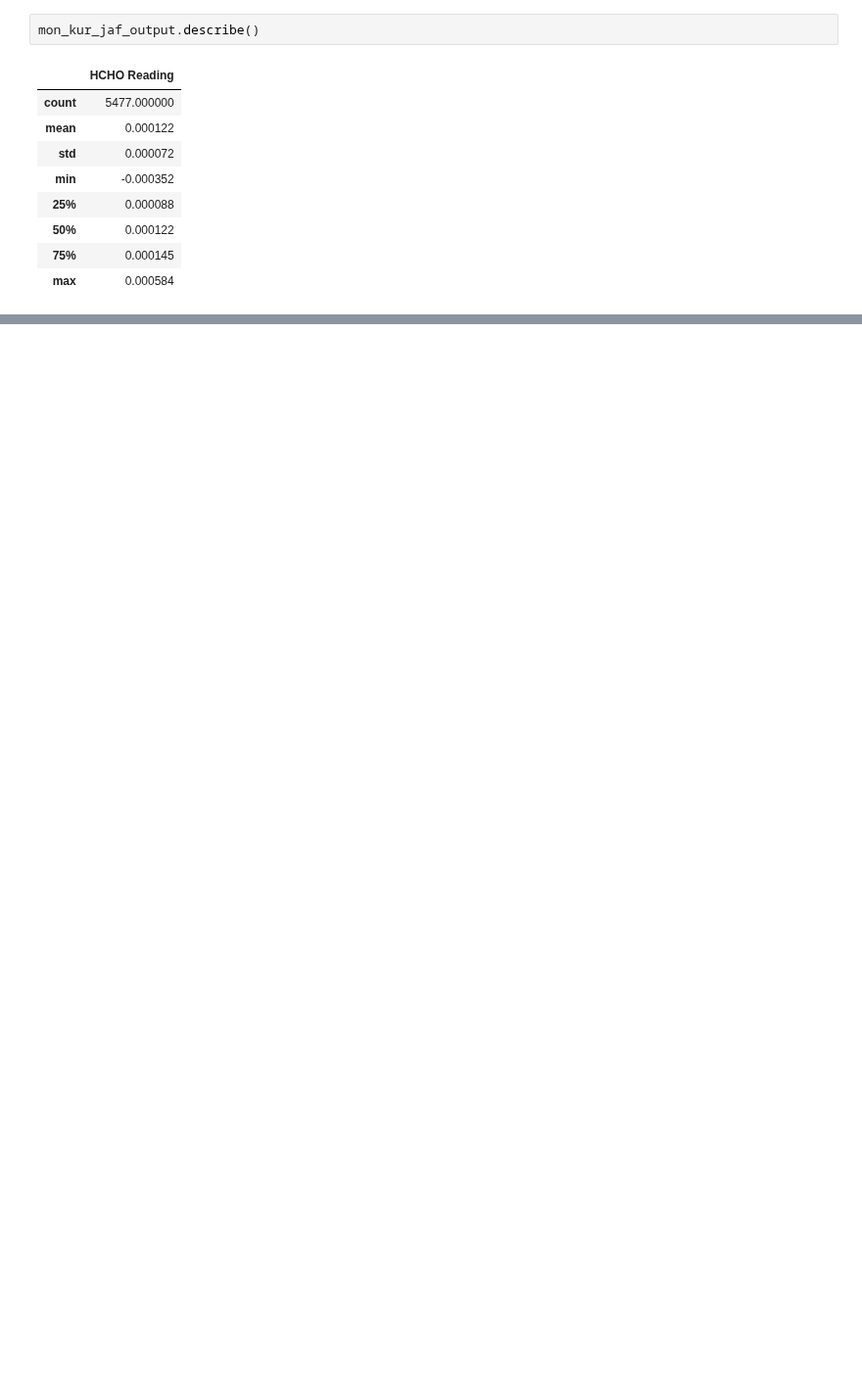
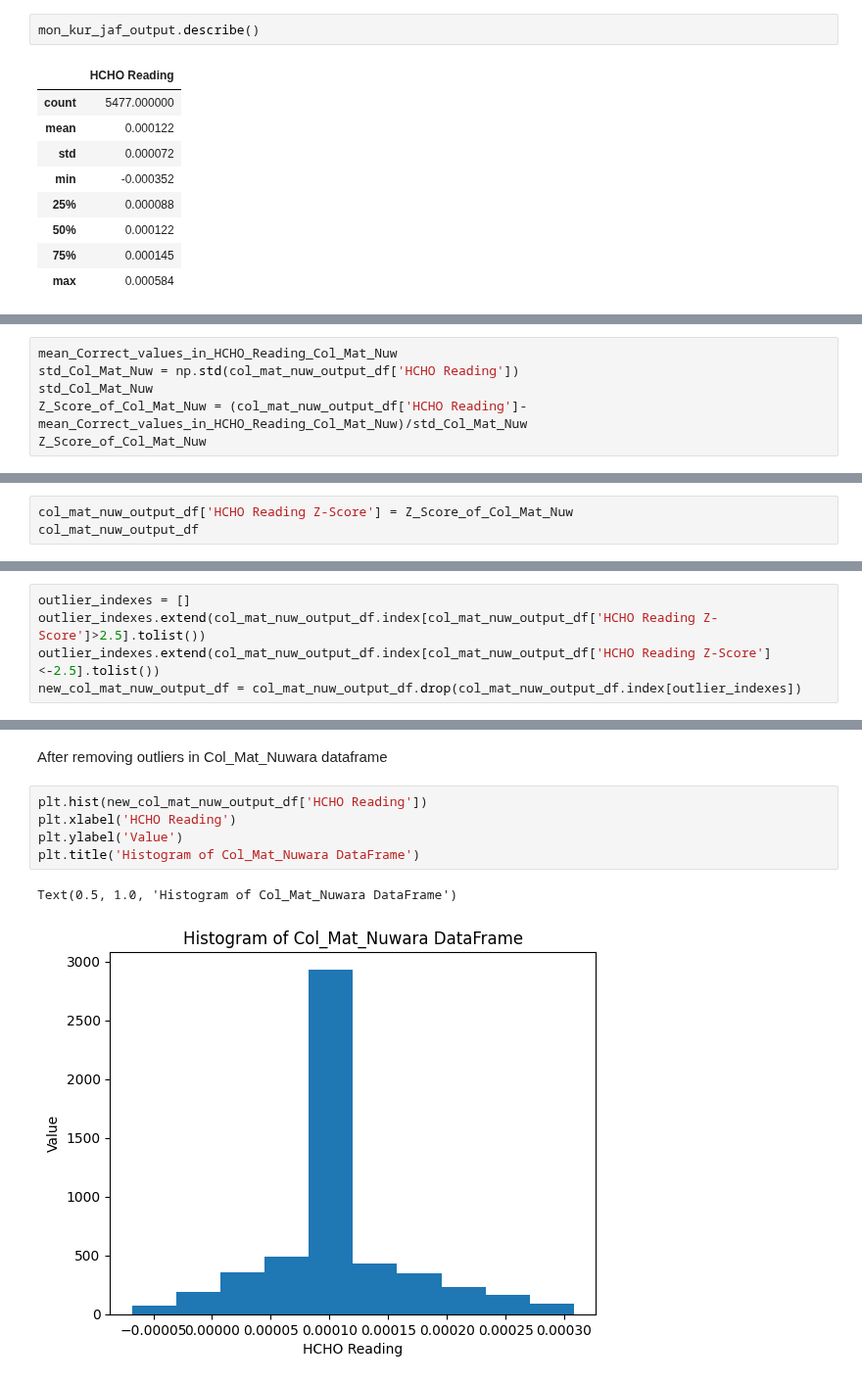
Before and after one commit to DeelakaDias/Analyzing-HCHO-Gas-Level-in-Sri-Lanka, a Jupyter notebook: Data Engineering CW.ipynb, the cells around one changed output, grey strips where cells are left out. Shown at 98% size. Drawn from its saved outputs; the diff is of its cells as text; blank space fills up the shorter version.

```diff
--- a/Data Engineering CW.ipynb
+++ b/Data Engineering CW.ipynb
@@ -358,0 +373,6 @@ mon_kur_jaf_output.describe()
+# %%
+mean_Correct_values_in_HCHO_Reading_Col_Mat_Nuw
+std_Col_Mat_Nuw = np.std(col_mat_nuw_output_df['HCHO Reading'])
+std_Col_Mat_Nuw
+Z_Score_of_Col_Mat_Nuw = (col_mat_nuw_output_df['HCHO Reading']- mean_Correct_values_in_HCHO_Reading_Col_Mat_Nuw)/std_Col_Mat_Nuw
+Z_Score_of_Col_Mat_Nuw
@@ -358,0 +394,3 @@ mon_kur_jaf_output.describe()
+# %%
+col_mat_nuw_output_df['HCHO Reading Z-Score'] = Z_Score_of_Col_Mat_Nuw
+col_mat_nuw_output_df
@@ -358,0 +427,5 @@ mon_kur_jaf_output.describe()
+# %%
+outlier_indexes = []
+outlier_indexes.extend(col_mat_nuw_output_df.index[col_mat_nuw_output_df['HCHO Reading Z-Score']>2.5].tolist())
+outlier_indexes.extend(col_mat_nuw_output_df.index[col_mat_nuw_output_df['HCHO Reading Z-Score']<-2.5].tolist())
+new_col_mat_nuw_output_df = col_mat_nuw_output_df.drop(col_mat_nuw_output_df.index[outlier_indexes])
@@ -358,0 +456,10 @@ mon_kur_jaf_output.describe()
+# %% [markdown]
+After removing outliers in Col_Mat_Nuwara dataframe
+# %%
+plt.hist(new_col_mat_nuw_output_df['HCHO Reading'])
+plt.xlabel('HCHO Reading')
+plt.ylabel('Value')
+plt.title('Histogram of Col_Mat_Nuwara DataFrame')
+# %% [output]
+Text(0.5, 1.0, 'Histogram of Col_Mat_Nuwara DataFrame')
+[figure, added]
```
Also changed, not shown: parts of 22 cells of this notebook.
